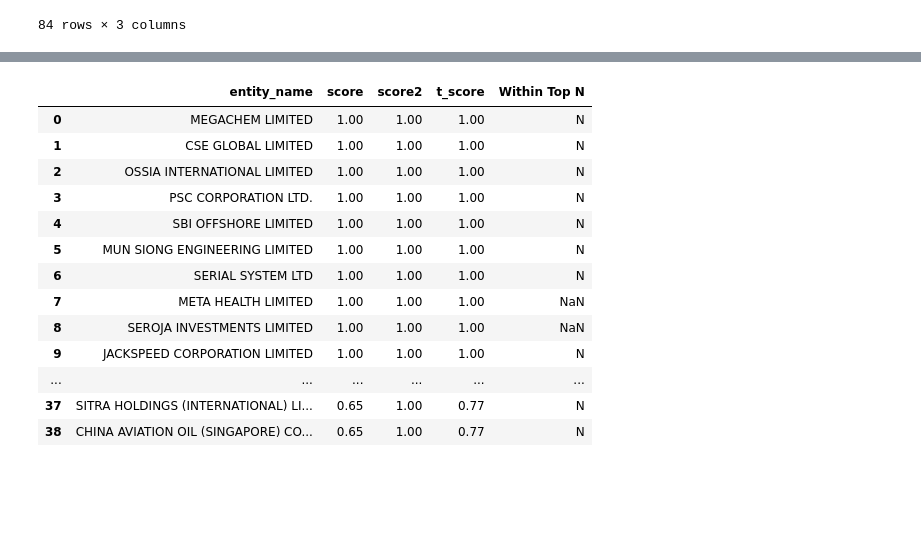
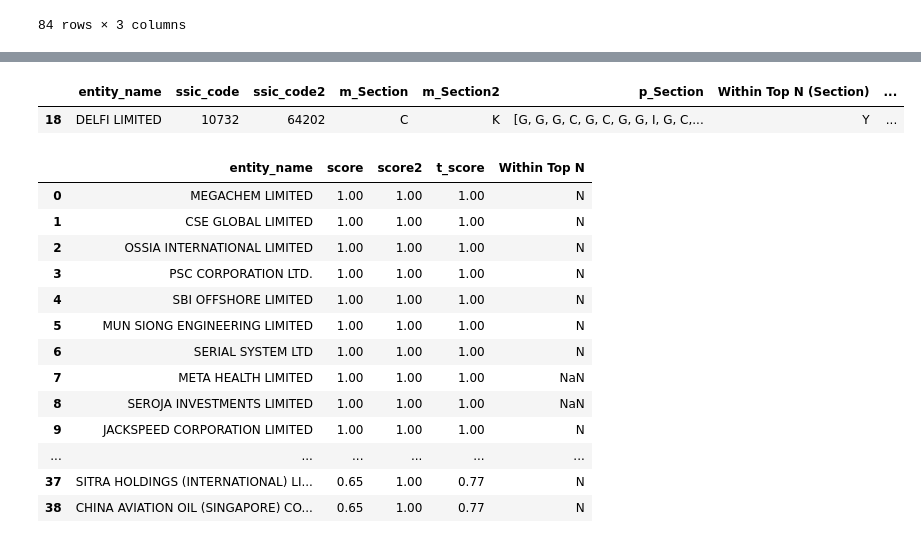
Before and after one commit to yorwel/ssicsync, a Jupyter notebook: 1. Model Load & Test.ipynb, the cells around one changed output, grey strips where cells are left out. Drawn from its saved outputs; the diff is of its cells as text; code cells hidden in the pictures; blank space fills up the shorter version.

```diff
--- a/1. Model Load & Test.ipynb
+++ b/1. Model Load & Test.ipynb
@@ -409,18 +428,0 @@ prediction_df
-# %%
-###############################################################################################################################################
-# Specify Top N Threshold
-N = 3
-###############################################################################################################################################
-
-grouped_prediction_df = prediction_df.groupby(['entity_name', 'ssic_code', 'ssic_code2', 'Layer', 'Layer2'])[lvl_train].apply(list).reset_index()
-
-def check_alpha_in_list(row, N):
-    # Check if the alpha in the 1st column is in the first N elements of the list in the 3rd column
-    if row['Layer'] in row[lvl_train][:N] or row['Layer2'] in row[lvl_train][:N]:
-        return 'Y'
-    else:
-        return 'N'
-
-grouped_prediction_df['Within Top N'] = grouped_prediction_df.apply(check_alpha_in_list, axis=1, N=N)
-
-grouped_prediction_df[grouped_prediction_df['Within Top N'] == 'N'].reset_index(drop = True)
@@ -429,3 +515,10 @@ KeyError: 'Layer'
+# %%
+# merged_df[merged_df['Within Top N (Sub-class)'] == 'N']
+
+merged_df[merged_df['entity_name'] ==  'DELFI LIMITED']
+# %% [output]
+|  | entity_name | ssic_code | ssic_code2 | m_Section | m_Section2 | p_Section | Within Top N (Section) | ... |
+| 18 | DELFI LIMITED | 10732 | 64202 | C | K | [G, G, G, C, G, C, G, G, I, G, C,... | Y | ... |
 # %%
 # Rank the predictions within each UEN group
 prediction_df['Rank'] = prediction_df.groupby('entity_name').cumcount() + 1
```
Also changed, not shown: parts of 6 cells of this notebook.
